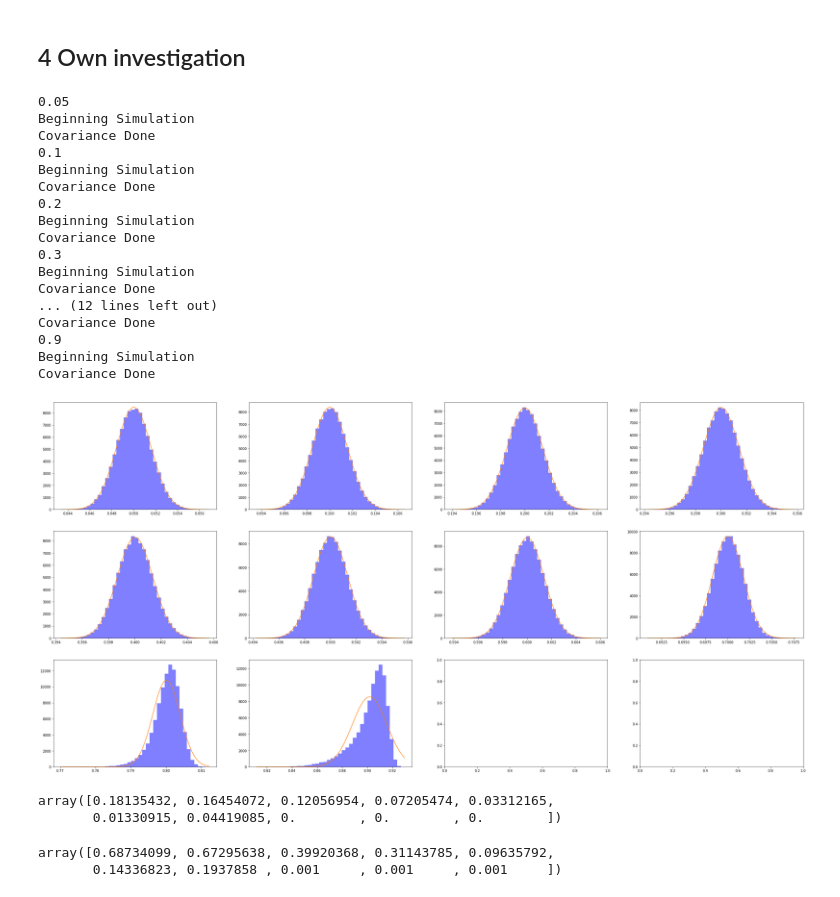
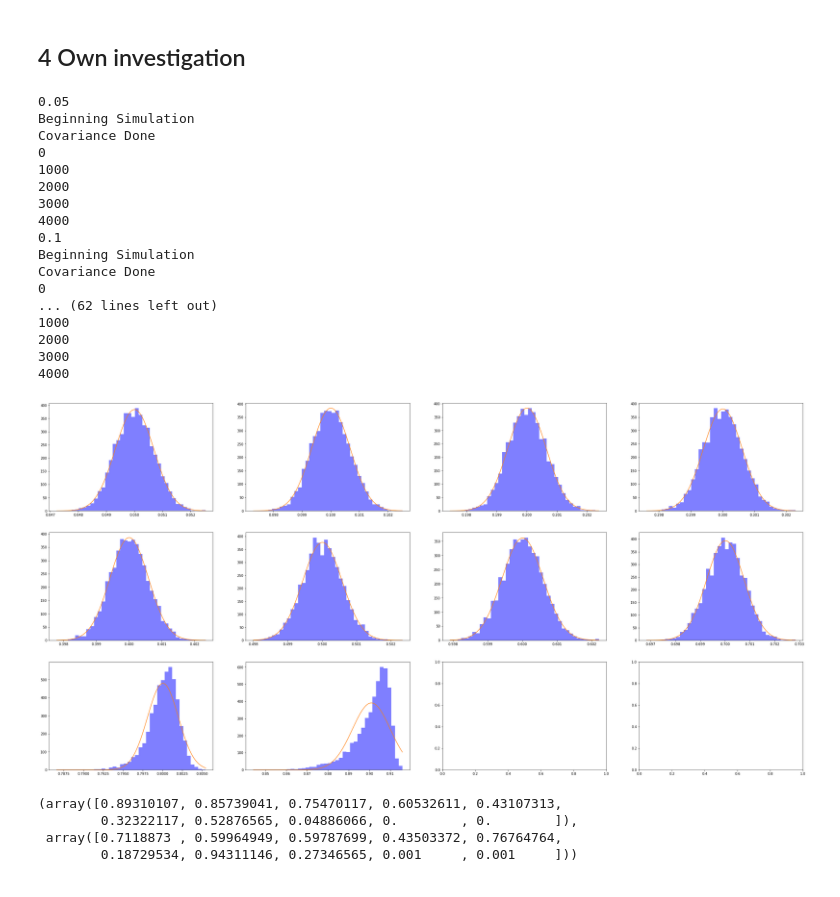
Before and after one commit to Jamjam1729/Dissertation, a Jupyter notebook: Dissertation.ipynb, the cells around one changed output. Cells and saved outputs as stored; diff of their text form; code cells hidden in the pictures.

```diff
--- a/Dissertation.ipynb
+++ b/Dissertation.ipynb
@@ -621,65 +616,57 @@ Covariance Done
 # %% [markdown]
 ## 4 Own investigation
 # %%
+
 H_values = np.array([0.05, 0.1, 0.2, 0.3, 0.4, 0.5, 0.6, 0.7, 0.8, 0.9])
 # q_values = np.array([0.5, 1, 2, 3])
 
 norm_checks_JB = np.zeros(H_values.shape)
 norm_checks_LF = np.zeros(H_values.shape)
 
-
 # Distribution Check
-n_sims = 100_000
-n_steps = 2 ** 12
+n_sims = 5_000
+n_steps = 2 ** 14
 
 fig, axs = plt.subplots(int(np.ceil(H_values.shape[0] / 4)), 4, figsize=(40, 20))
 
 for j, H in enumerate(H_values):
     print(H)
     out = simulate_bm_fbm(n_sims, n_steps, T, H, do_both_paths = False)[1]
     H_estimators = np.zeros(n_sims)
 
     for i in range(out.shape[0]):
+        if i % 1_000 == 0:
+            print(i)
         H_estimators[i] = H_estimator(out[i, :], 1)
 
     test_JB = jarque_bera(H_estimators)
     norm_checks_JB[j] = test_JB.pvalue
 
     p_value = lilliefors(H_estimators)[1]
     norm_checks_LF[j] = p_value
 
     axs[int(np.floor(j / 4)), j % 4].hist(H_estimators, bins = 40, facecolor='blue', alpha=0.5)
     y = np.linspace(H_estimators.min(), H_estimators.max(), 1000)
     bin_width = (H_estimators.max() - H_estimators.min()) / 40
     axs[int(np.floor(j / 4)), j % 4].plot(y, norm.pdf(y, loc = np.mean(H_estimators), scale = np.std(H_estimators)) * n_sims * bin_width)
 
 plt.show()
 # %% [output]
 0.05
 Beginning Simulation
 Covariance Done
+0
+1000
+2000
+3000
+4000
 0.1
 Beginning Simulation
 Covariance Done
-0.2
-Beginning Simulation
-Covariance Done
-0.3
-Beginning Simulation
-Covariance Done
-... (12 lines left out)
-Covariance Done
-0.9
-Beginning Simulation
-Covariance Done
+0
+... (62 lines left out)
+1000
+2000
+3000
+4000
-[figure, old version]
+[figure, new version]
-# %%
-norm_checks_JB
-# %% [output]
-array([0.18135432, 0.16454072, 0.12056954, 0.07205474, 0.03312165,
-       0.01330915, 0.04419085, 0.        , 0.        , 0.        ])
-# %%
-norm_checks_LF
-# %% [output]
-array([0.68734099, 0.67295638, 0.39920368, 0.31143785, 0.09635792,
-       0.14336823, 0.1937858 , 0.001     , 0.001     , 0.001     ])
@@ -695,0 +673,8 @@ for j, H in enumerate(H_values):
+# %%
+(norm_checks_JB,
+norm_checks_LF)
+# %% [output]
+(array([0.89310107, 0.85739041, 0.75470117, 0.60532611, 0.43107313,
+        0.32322117, 0.52876565, 0.04886066, 0.        , 0.        ]),
+ array([0.7118873 , 0.59964949, 0.59787699, 0.43503372, 0.76764764,
+        0.18729534, 0.94311146, 0.27346565, 0.001     , 0.001     ]))
```
Also changed, not shown: parts of 6 cells of this notebook.
